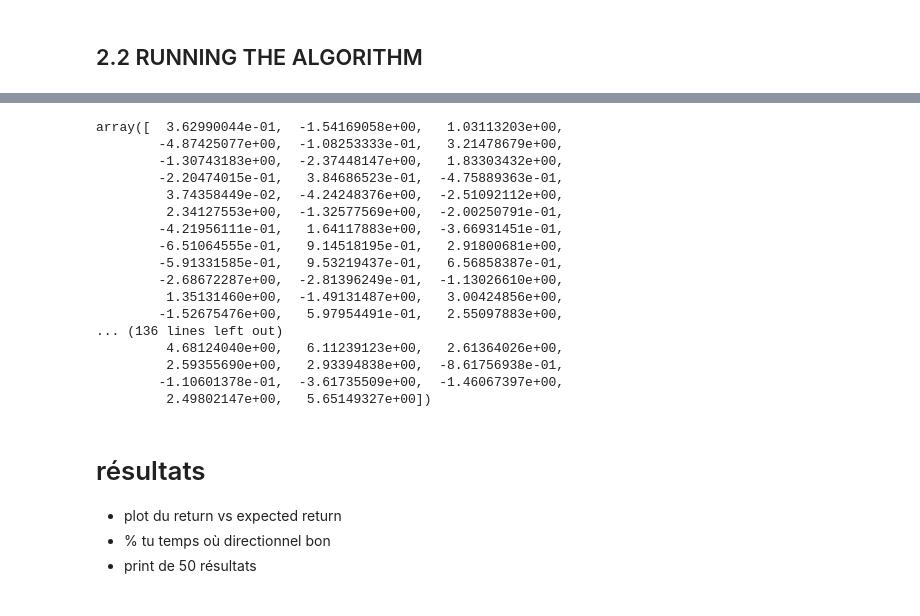
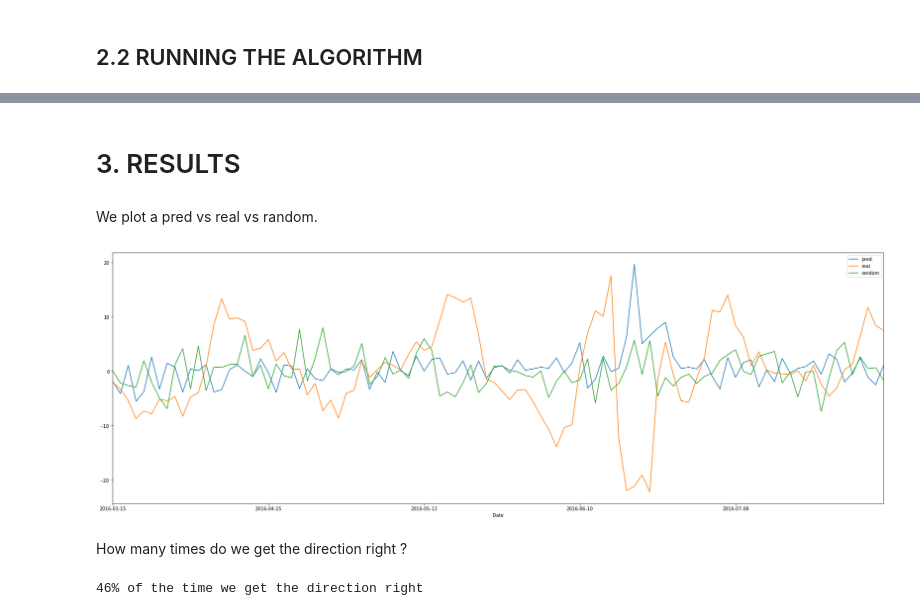
Before and after one commit to edouardcuny/quant, a Jupyter notebook: Carmela/playing.ipynb, the cells around one changed output, grey strips where cells are left out. Cells and saved outputs as stored; diff of their text form; code cells hidden in the pictures.

```diff
--- a/Carmela/playing.ipynb
+++ b/Carmela/playing.ipynb
@@ -26,7 +29,7 @@ def print_info_stock(df):
     print 'nb dates : ' + str(len(df))
     print 'null     : ' + str(sum(df.isnull()))
 # %%
-GLE = get_series("GLE.PA")
+GLE = get_series("GLE.PA.csv")
 # %%
 print_info_stock(GLE)
 # %% [output]
@@ -120,11 +127,11 @@ def df_bollinger_features(stock, window_size):
 # %%
 def df_momentum(stock):
     '''
-    input = series, d'ajusted close d'un stock au cours du temps
-    output = dataframe avec pour colonnes :
-        - mom_1 : le % de cumulative return sur le dernier jour de trading
-        - mom_5 : le % de cumulative return sur les 5 derniers jours de trading
-        - mom_10 : le % de cumulative return sur les 1à derniers jours de trading
+    input = series of a stock's adjusted close
+    output = dataframe w/ columns:
+        - mom_1
+        - mom_5
+        - mom_10
     '''
 
     # compute momentums
@@ -144,8 +151,8 @@ We want to predict the cumulative return 5 days from now.
 # %%
 def y(stock):
     '''
-    input = series, d'ajusted close d'un stock au cours du temps
-    output = series des returns dans 5 jours (ce qu'on cherche à prédire)
+    input = series of a stock's adjusted close
+    output = series of the cumulative return 5 days from now
     '''
 
     y = (stock.shift(-5)/stock-1)*100
@@ -222,8 +229,9 @@ print Y_test.shape
 ## 2.2 RUNNING THE ALGORITHM
 # %%
 from sklearn.ensemble import RandomForestRegressor
-clf = RandomForestRegressor(verbose=10)
+clf = RandomForestRegressor()
 clf.fit(X_train,Y_train)
-Y_pred = clf.predict(X_test)
-comparison = pd.concat([pd.Series(Y_pred),Y_test],axis=1)
+Y_pred = pd.Series(clf.predict(X_test))
+Y_pred.index = Y_test.index
+comparison = pd.concat([Y_pred,Y_test],axis=1)
 comparison.columns = ['pred','real']
@@ -261,26 +238,17 @@ building tree 10 of 10
-# %%
-Y_pred
-# %% [output]
-array([  3.62990044e-01,  -1.54169058e+00,   1.03113203e+00,
-        -4.87425077e+00,  -1.08253333e-01,   3.21478679e+00,
-        -1.30743183e+00,  -2.37448147e+00,   1.83303432e+00,
-        -2.20474015e-01,   3.84686523e-01,  -4.75889363e-01,
-         3.74358449e-02,  -4.24248376e+00,  -2.51092112e+00,
-         2.34127553e+00,  -1.32577569e+00,  -2.00250791e-01,
-        -4.21956111e-01,   1.64117883e+00,  -3.66931451e-01,
-        -6.51064555e-01,   9.14518195e-01,   2.91800681e+00,
-        -5.91331585e-01,   9.53219437e-01,   6.56858387e-01,
-        -2.68672287e+00,  -2.81396249e-01,  -1.13026610e+00,
-         1.35131460e+00,  -1.49131487e+00,   3.00424856e+00,
-        -1.52675476e+00,   5.97954491e-01,   2.55097883e+00,
-... (136 lines left out)
-         4.68124040e+00,   6.11239123e+00,   2.61364026e+00,
-         2.59355690e+00,   2.93394838e+00,  -8.61756938e-01,
-        -1.10601378e-01,  -3.61735509e+00,  -1.46067397e+00,
-         2.49802147e+00,   5.65149327e+00])
-# %% [markdown]
-# résultats
-
-- plot du return vs expected return
-- % tu temps où directionnel bon
-- print de 50 résultats
+# %% [markdown]
+# 3. RESULTS
+# %% [markdown]
+We plot a pred vs real vs random.
+# %%
+comparison['random'] = np.random.normal(loc=0,scale=3,size=comparison.shape[0])
+comparison[:100].plot()
+plt.show()
+# %% [output]
+[figure, added]
+# %% [markdown]
+How many times do we get the direction right ?
+# %%
+direction = sum(comparison.iloc[:,0]*comparison.iloc[:,1]>0)/float(comparison.shape[0])
+print str(int(direction*100)) + '% of the time we get the direction right'
+# %% [output]
+46% of the time we get the direction right
```
Also changed, not shown: parts of 26 cells of this notebook, 2 other files.
